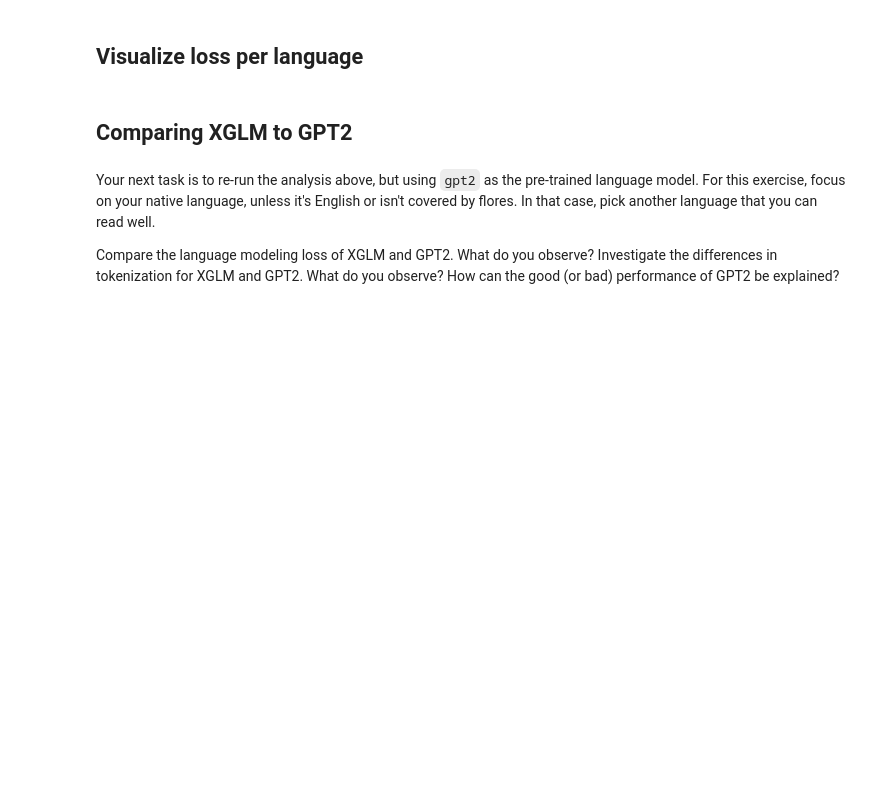
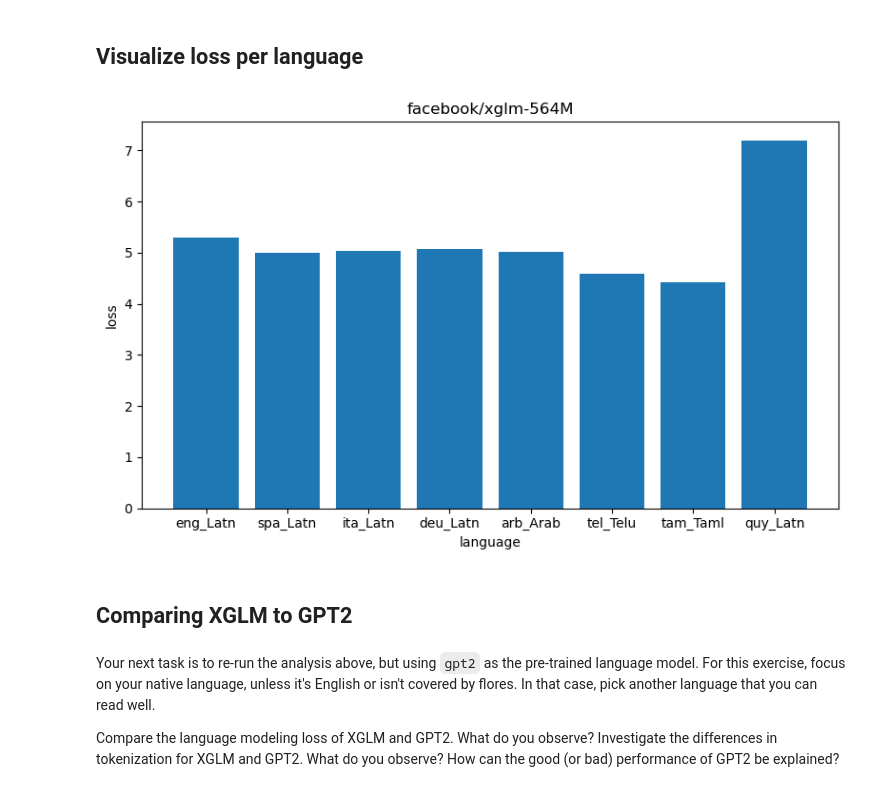
Before and after one commit to enorenio/hws_ws23, a Jupyter notebook: nnti_project/notebooks/task1.ipynb, the cells around one changed output. Saved outputs shown, nothing was run; the diff lists cells and outputs as text; code cells hidden in the pictures; blank space fills up the shorter version.

```diff
--- a/nnti_project/notebooks/task1.ipynb
+++ b/nnti_project/notebooks/task1.ipynb
@@ -87,0 +311,16 @@ model = AutoModelForCausalLM.from_pretrained(MODEL_NAME)
+# %%
+device = torch.device("cuda" if torch.cuda.is_available() else "cpu")
+
+for lang, loader in flores_dataloaders.items():
+  for batch in loader['dev']:
+    # for key, value in batch.items():
+    #   print(key, value)
+    with torch.no_grad():
+      inputs = batch.to(device=device)
+      labels = inputs["input_ids"]
+      print(inputs)
+      print("----------")
+      print(labels)
+      break
+    break
+  break
@@ -88,5 +351,23 @@ model = AutoModelForCausalLM.from_pretrained(MODEL_NAME)
 # %%
+%%time
 losses = {lang: [] for lang in LANGUAGES} # store per-batch losses for each language
+
+# Check if GPU is available, else fallback to CPU
+device = torch.device("cuda" if torch.cuda.is_available() else "cpu")
+model.to(device)
+print(device)
+
+for lang, loader in flores_dataloaders.items():
+  for batch in loader['dev']:
+    # for key, value in batch.items():
+    #   print(key, value)
+    with torch.no_grad():
+      inputs = batch.to(device=device)
+      outputs = model(**inputs)
+      loss = outputs.loss.cpu()
+      losses[lang].append(loss)
+      print(loss.item())
+  print(f"Finished losses for {lang}")
 
 # iterate over the datset for each language and compute the cross-entropy loss per batch
 # TODO: your code goes here
@@ -95,17 +394,27 @@ losses = {lang: [] for lang in LANGUAGES} # store per-batch losses for each lang
 # %%
 # create a figure
 fig, axes = plt.subplots(figsize=(8, 5))
 
 # create a bar plot for each langauge
 # TODO: your code goes here
+losses_avg = {}
+for lang, loss_tensors in losses.items():
+  # Move each loss tensor to CPU and convert to NumPy array, then calculate the average
+  losses_avg[lang] = sum(loss.cpu().item() for loss in loss_tensors) / len(loss_tensors)
+
+axes.bar(losses_avg.keys(), losses_avg.values())
 
 # format plot
 axes.set_xlabel("language") # x-axis label
 axes.set_xticks(range(len(LANGUAGES))) # x-axis ticks
 axes.set_xticklabels(losses.keys()) # x-axis tick labels
 axes.set_ylabel("loss") # y-axis label
-axes.set_ylim(0, 9) # range of y-axis
 axes.set_title(MODEL_NAME); # title
+
+plt.tight_layout()
+plt.show()
+# %% [output]
+[figure, added]
 # %% [markdown]
 ## Comparing XGLM to GPT2
 # %% [markdown]
```
Also changed, not shown: parts of 25 cells of this notebook, 1 other file.
